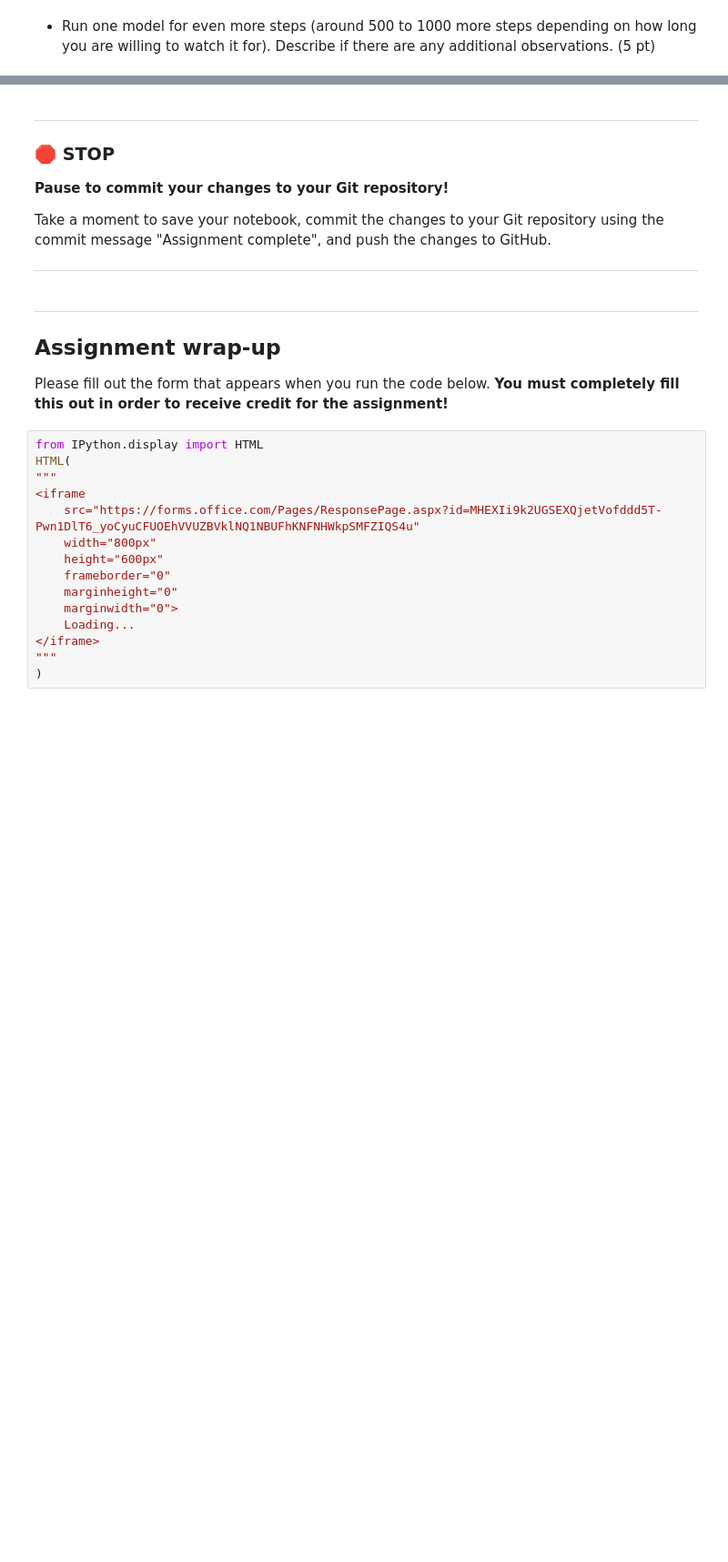
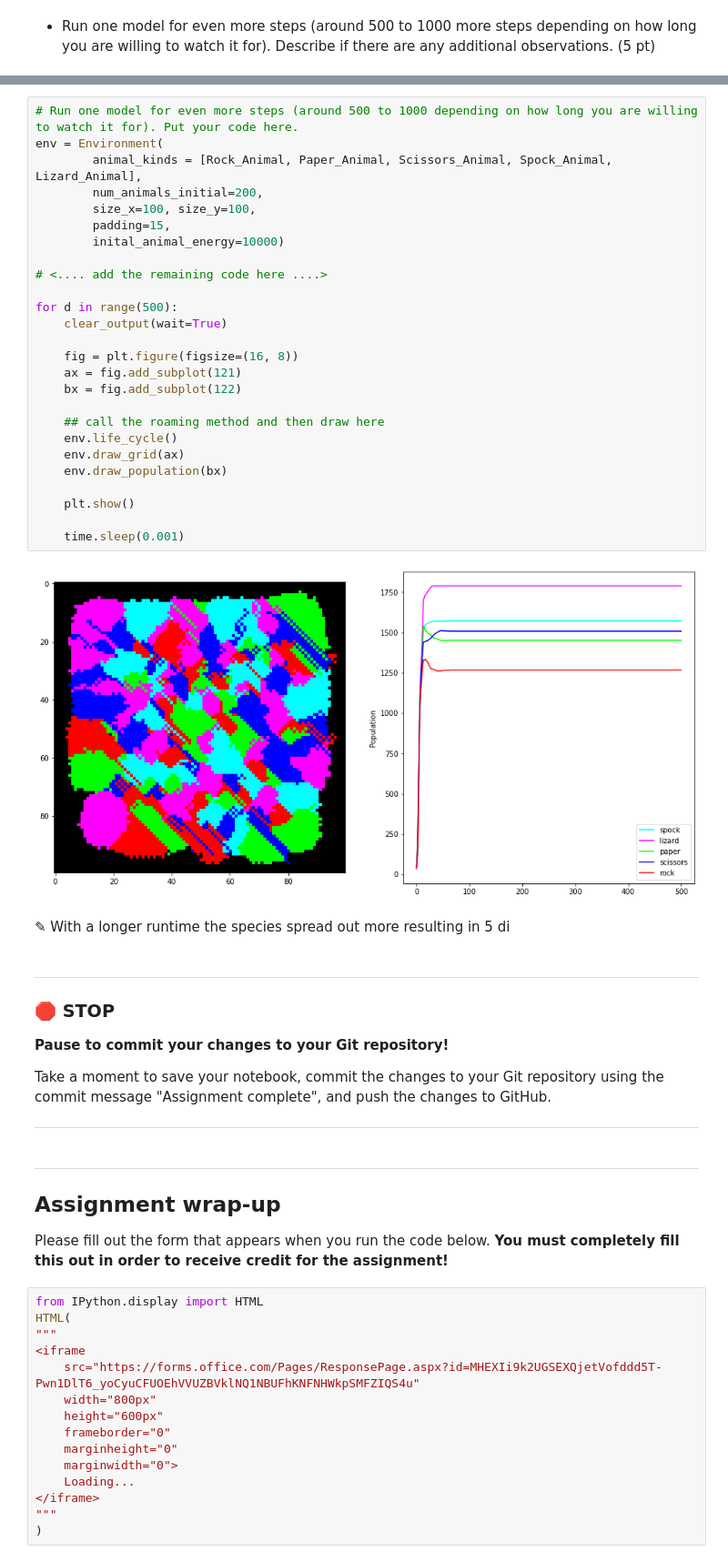
Before and after one commit to zimbot13/cmse202-f21-turnin, a Jupyter notebook: hw-03/HW-03_OOP+ABM-zimbot13.ipynb, the cells around one changed output, grey strips where cells are left out. Shown at 91% size. Cells and saved outputs as stored; diff of their text form; blank space fills up the shorter version.

```diff
--- a/hw-03/HW-03_OOP+ABM-zimbot13.ipynb
+++ b/hw-03/HW-03_OOP+ABM-zimbot13.ipynb
@@ -1004,3 +1027,33 @@ class Spcok_Animal(Animal):
+# %%
+# Run one model for even more steps (around 500 to 1000 depending on how long you are willing to watch it for). Put your code here.
+env = Environment(
+        animal_kinds = [Rock_Animal, Paper_Animal, Scissors_Animal, Spock_Animal, Lizard_Animal],
+        num_animals_initial=200,
+        size_x=100, size_y=100,
+        padding=15,
+        inital_animal_energy=10000)
+
+# <.... add the remaining code here ....>
+
+for d in range(500):
+    clear_output(wait=True)
+
+    fig = plt.figure(figsize=(16, 8))
+    ax = fig.add_subplot(121)
+    bx = fig.add_subplot(122)
+
+    ## call the roaming method and then draw here
+    env.life_cycle()
+    env.draw_grid(ax)
+    env.draw_population(bx)
+
+    plt.show()
+
+    time.sleep(0.001)
+# %% [output]
+[figure, added]
+# %% [markdown]
+<font size=+3>&#9998;</font> With a longer runtime the species spread out more resulting in 5 di
 # %% [markdown]
 ---
 ### &#128721; STOP
```
Also changed, not shown: parts of 10 cells of this notebook.
